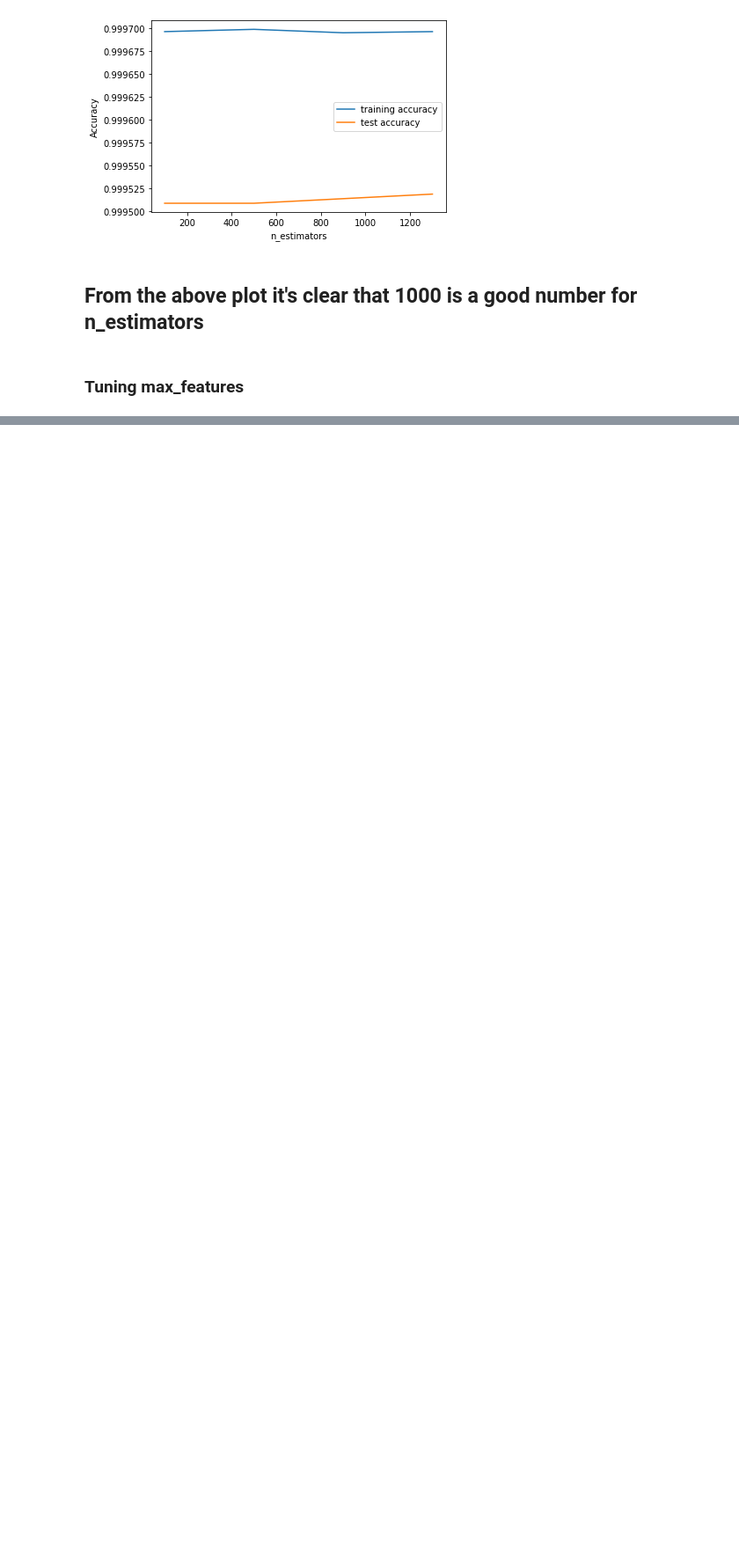
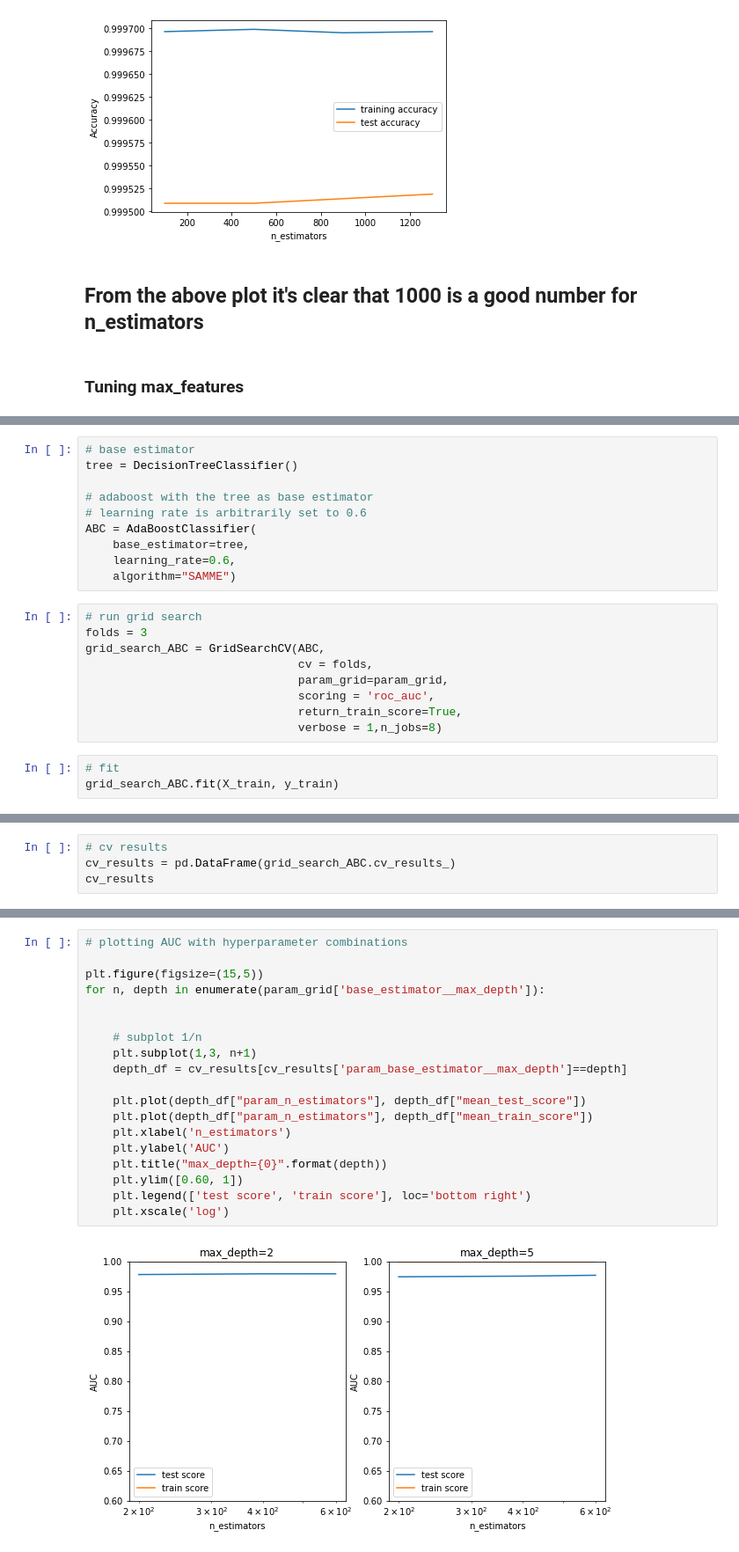
Before and after one commit to sumanjitmoshat/ClassicalML, a Jupyter notebook: Credit_Card_Fraud.ipynb, the cells around one changed output, grey strips where cells are left out. Shown: that part at 88% size. Drawn from its saved outputs; the diff is of its cells as text; blank space fills up the shorter version.

```diff
--- a/Credit_Card_Fraud.ipynb
+++ b/Credit_Card_Fraud.ipynb
@@ -1639,0 +1950,22 @@ plt.show()
+# %%
+# base estimator
+tree = DecisionTreeClassifier()
+
+# adaboost with the tree as base estimator
+# learning rate is arbitrarily set to 0.6
+ABC = AdaBoostClassifier(
+    base_estimator=tree,
+    learning_rate=0.6,
+    algorithm="SAMME")
+# %%
+# run grid search
+folds = 3
+grid_search_ABC = GridSearchCV(ABC,
+                               cv = folds,
+                               param_grid=param_grid,
+                               scoring = 'roc_auc',
+                               return_train_score=True,
+                               verbose = 1,n_jobs=8)
+# %%
+# fit
+grid_search_ABC.fit(X_train, y_train)
@@ -1639,0 +1984,4 @@ plt.show()
+# %%
+# cv results
+cv_results = pd.DataFrame(grid_search_ABC.cv_results_)
+cv_results
@@ -1639,0 +1996,21 @@ plt.show()
+# %%
+# plotting AUC with hyperparameter combinations
+
+plt.figure(figsize=(15,5))
+for n, depth in enumerate(param_grid['base_estimator__max_depth']):
+
+
+    # subplot 1/n
+    plt.subplot(1,3, n+1)
+    depth_df = cv_results[cv_results['param_base_estimator__max_depth']==depth]
+
+    plt.plot(depth_df["param_n_estimators"], depth_df["mean_test_score"])
+    plt.plot(depth_df["param_n_estimators"], depth_df["mean_train_score"])
+    plt.xlabel('n_estimators')
+    plt.ylabel('AUC')
+    plt.title("max_depth={0}".format(depth))
+    plt.ylim([0.60, 1])
+    plt.legend(['test score', 'train score'], loc='bottom right')
+    plt.xscale('log')
+# %% [output]
+[figure, added]
```
Also changed, not shown: parts of 85 cells of this notebook.
